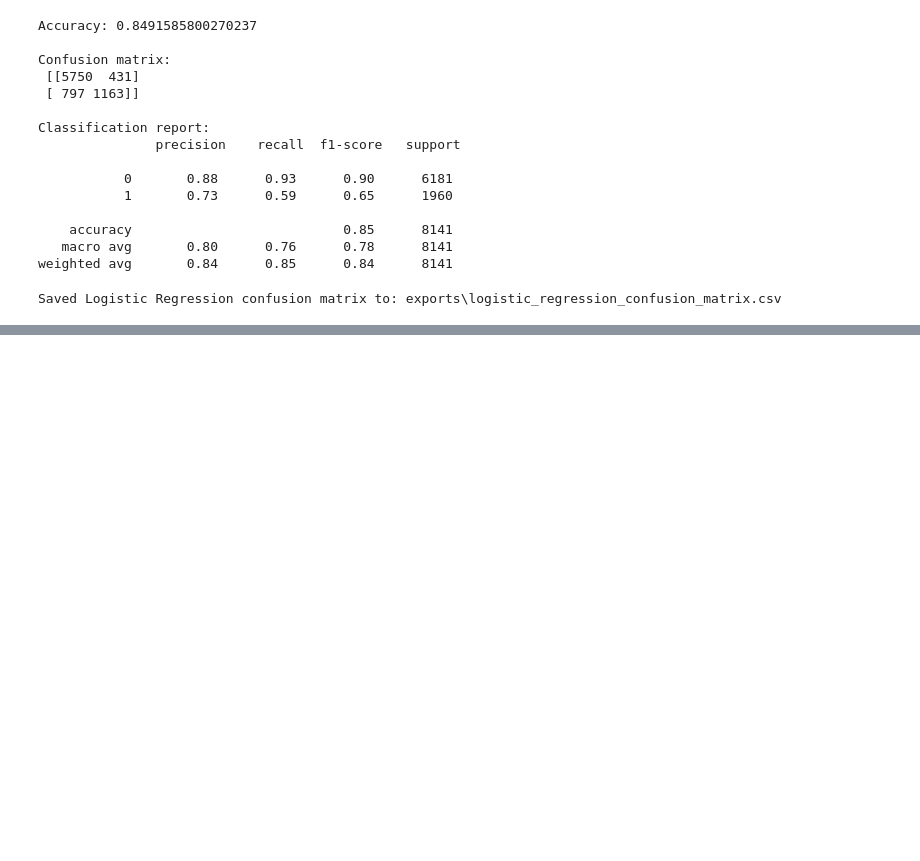
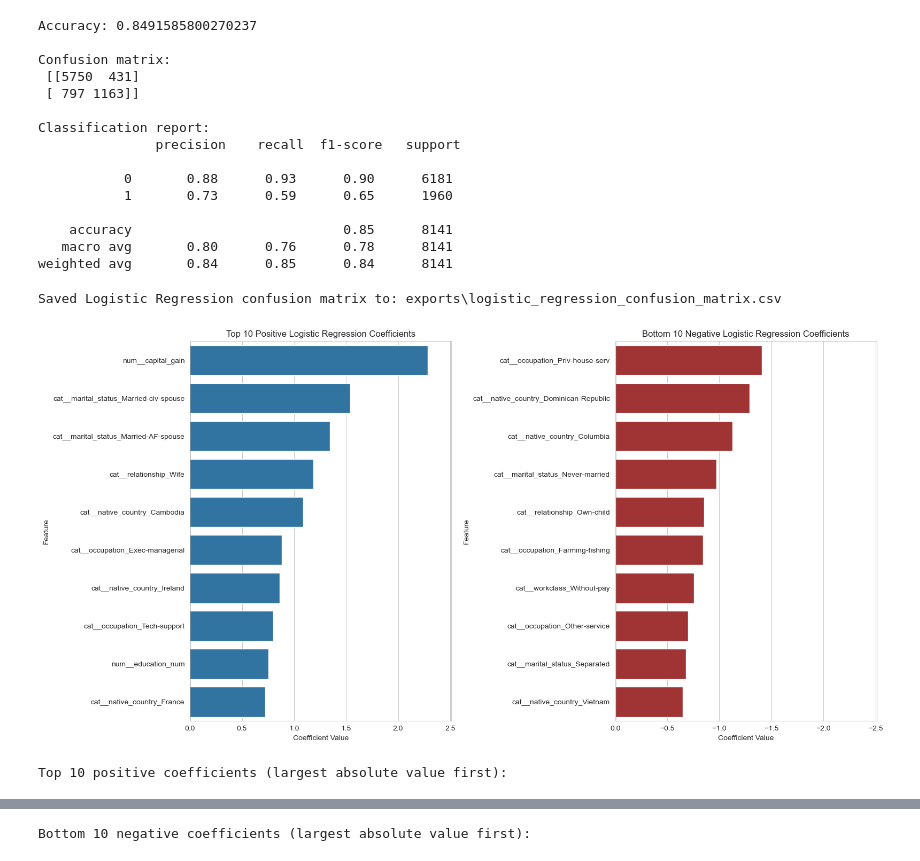
Before and after one commit to Hlpred2/MATH_3180_Project_1, a Jupyter notebook: Logistic_Regression.ipynb, the cells around one changed output, grey strips where cells are left out. Cells and saved outputs as stored; diff of their text form; code cells hidden in the pictures; blank space fills up the shorter version.

Commit message:
New Visualization

```diff
--- a/Logistic_Regression.ipynb
+++ b/Logistic_Regression.ipynb
@@ -135,3 +273,75 @@ np.savetxt(lr_cm_path, cm, fmt="%d", delimiter=",")
 print(f"Saved Logistic Regression confusion matrix to: {lr_cm_path}")
 # %% [output]
 Saved Logistic Regression confusion matrix to: exports\logistic_regression_confusion_matrix.csv
+# %%
+# Plot top and bottom logistic regression coefficients in separate subplots.
+import numpy as np
+import pandas as pd
+import matplotlib.pyplot as plt
+import seaborn as sns
+
+# Pull feature names after preprocessing (numeric + one-hot categorical).
+feature_names = clf.named_steps["preprocess"].get_feature_names_out()
+coefficients = clf.named_steps["model"].coef_.ravel()
+
+coef_df = pd.DataFrame({
+    "feature": feature_names,
+    "coefficient": coefficients,
+    "abs_coefficient": np.abs(coefficients)
+})
+
+top_n = 10
+
+# Positive and negative groups, each ordered so largest absolute value appears at the top.
+top_features = coef_df[coef_df["coefficient"] > 0].nlargest(top_n, "coefficient")
+top_features = top_features.sort_values("abs_coefficient", ascending=False)
+
+bottom_features = coef_df[coef_df["coefficient"] < 0].nsmallest(top_n, "coefficient")
+bottom_features = bottom_features.sort_values("abs_coefficient", ascending=False)
+
+# Use the same absolute x-limit on both subplots for direct bar-length comparison.
+pos_max = top_features["coefficient"].max() if len(top_features) else 0
+neg_abs_max = np.abs(bottom_features["coefficient"].min()) if len(bottom_features) else 0
+shared_abs_limit = max(pos_max, neg_abs_max) * 1.1 if max(pos_max, neg_abs_max) > 0 else 1
+
+fig, axes = plt.subplots(1, 2, figsize=(16, 8), sharey=False)
+
+sns.barplot(
+    data=top_features,
+    x="coefficient",
+    y="feature",
+    order=top_features["feature"],
+    color="#1f77b4",
+    ax=axes[0]
+    )
+axes[0].axvline(0, color="black", linewidth=1)
+axes[0].set_xlim(0, shared_abs_limit)
+axes[0].set_title("Top 10 Positive Logistic Regression Coefficients")
+axes[0].set_xlabel("Coefficient Value")
+axes[0].set_ylabel("Feature")
+
+sns.barplot(
+    data=bottom_features,
+    x="coefficient",
+    y="feature",
+    order=bottom_features["feature"],
+    color="#b22222",
+    ax=axes[1]
+    )
+axes[1].axvline(0, color="black", linewidth=1)
+axes[1].set_xlim(0, -shared_abs_limit)
+axes[1].set_title("Bottom 10 Negative Logistic Regression Coefficients")
+axes[1].set_xlabel("Coefficient Value")
+axes[1].set_ylabel("Feature")
+
+plt.tight_layout()
+plt.show()
+
+print("Top 10 positive coefficients (largest absolute value first):")
+display(top_features[["feature", "coefficient"]])
+
+print("Bottom 10 negative coefficients (largest absolute value first):")
+display(bottom_features[["feature", "coefficient"]])
+# %% [output]
+[figure, added]
+Top 10 positive coefficients (largest absolute value first):
@@ -137,0 +359 @@ Saved Logistic Regression confusion matrix to: exports\logistic_regression_confu
+Bottom 10 negative coefficients (largest absolute value first):
```
Also changed, not shown: parts of 2 cells of this notebook, 6 other files.
